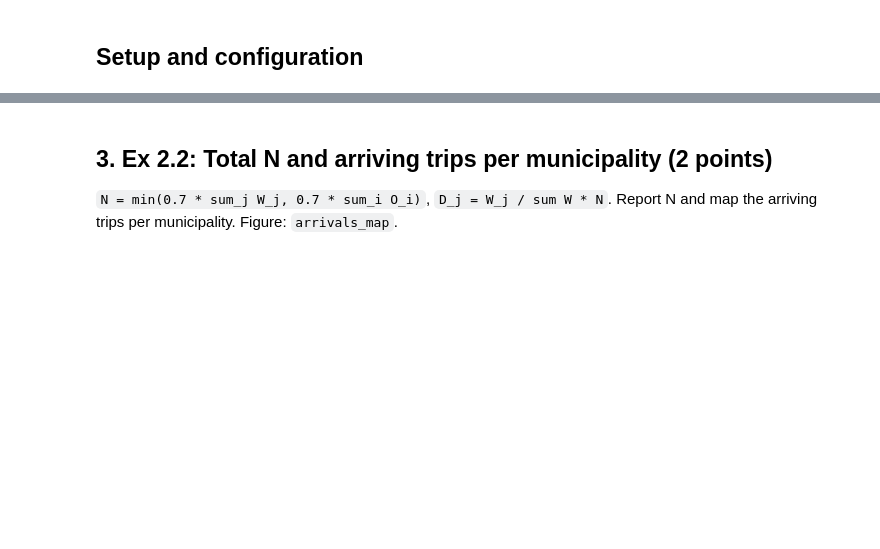
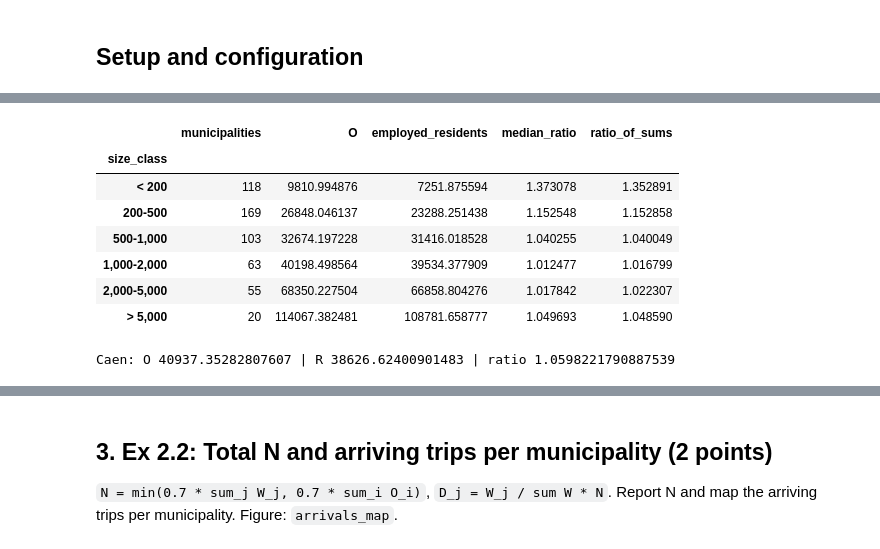
Before and after one commit to ek-popkova/uge-large-scale-models, a Jupyter notebook: notebooks/ex21_22_trip_production_attraction.ipynb, the cells around one changed output, grey strips where cells are left out. Cells and saved outputs as stored; diff of their text form; code cells hidden in the pictures; blank space fills up the shorter version.

```diff
--- a/notebooks/ex21_22_trip_production_attraction.ipynb
+++ b/notebooks/ex21_22_trip_production_attraction.ipynb
@@ -140,0 +598,40 @@ Bar plot of the trips generated per SPC, and a map of the total number of genera
+# %%
+df_employment = pd.read_parquet(EMPLOYMENT_PARQUET).sort_values("municipality_id").reset_index(drop=True)
+assert list(df_employment["municipality_id"]) == list(gdf_municipalities["municipality_id"])
+df_check = df_employment[["municipality_id", "name", "employed_residents_mobpro", "working_inhabitants"]].copy()
+df_check["O"] = df_check["municipality_id"].map(O_by_municipality)
+df_check["population"] = df_check["municipality_id"].map(df_iris.groupby("municipality_id")["P19_POP"].sum())
+assert df_check["O"].notna().all()
+
+references = {"employed_residents_mobpro": "MOBPRO employed residents R", "working_inhabitants": "working inhabitants (SPC 1-6)"}
+not_caen = df_check["municipality_id"] != "14118"
+rows = {"O (model, IRIS level)": {"total": O_total}}
+plausibility = {}
+for col, label in references.items():
+    total = df_check[col].sum()
+    ratio = df_check["O"] / df_check[col]
+    plausibility[col] = {
+        "total": float(total),
+        "ratio_O_to_reference": float(O_total / total),
+        "pearson": float(df_check["O"].corr(df_check[col])),
+        "pearson_without_caen": float(df_check.loc[not_caen, "O"].corr(df_check.loc[not_caen, col])),
+        "spearman": float(df_check["O"].corr(df_check[col], method="spearman")),
+        "ratio_per_municipality_median": float(ratio.median()),
+        "ratio_per_municipality_p05": float(ratio.quantile(0.05)),
+        "ratio_per_municipality_p95": float(ratio.quantile(0.95)),
+    }
+    rows[label] = plausibility[col]
+display(pd.DataFrame(rows).T)
+
+# Where the ratio O / R deviates: small municipalities get the offset regardless of their size
+df_check["ratio_O_R"] = df_check["O"] / df_check["employed_residents_mobpro"]
+df_check["size_class"] = pd.cut(df_check["population"], [0, 200, 500, 1000, 2000, 5000, np.inf],
+                                labels=["< 200", "200-500", "500-1,000", "1,000-2,000", "2,000-5,000", "> 5,000"])
+df_ratio_by_size = df_check.groupby("size_class", observed=True).agg(
+    municipalities=("O", "size"), O=("O", "sum"), employed_residents=("employed_residents_mobpro", "sum"),
+    median_ratio=("ratio_O_R", "median"))
+df_ratio_by_size["ratio_of_sums"] = df_ratio_by_size["O"] / df_ratio_by_size["employed_residents"]
+display(df_ratio_by_size)
+caen_check = df_check.set_index("municipality_id").loc["14118"]
+print(f"Caen: O {caen_check['O']} | R {caen_check['employed_residents_mobpro']} | ratio {caen_check['ratio_O_R']}")
+# %% [output]
@@ -140,0 +642,9 @@ Bar plot of the trips generated per SPC, and a map of the total number of genera
+|  | municipalities | O | employed_residents | median_ratio | ratio_of_sums |
+| size_class |  |  |  |  |  |
+| < 200 | 118 | 9810.994876 | 7251.875594 | 1.373078 | 1.352891 |
+| 200-500 | 169 | 26848.046137 | 23288.251438 | 1.152548 | 1.152858 |
+| 500-1,000 | 103 | 32674.197228 | 31416.018528 | 1.040255 | 1.040049 |
+| 1,000-2,000 | 63 | 40198.498564 | 39534.377909 | 1.012477 | 1.016799 |
+| 2,000-5,000 | 55 | 68350.227504 | 66858.804276 | 1.017842 | 1.022307 |
+| > 5,000 | 20 | 114067.382481 | 108781.658777 | 1.049693 | 1.048590 |
+Caen: O 40937.35282807607 | R 38626.62400901483 | ratio 1.0598221790887539
```
Also changed, not shown: parts of 28 cells of this notebook, 6 other files.
